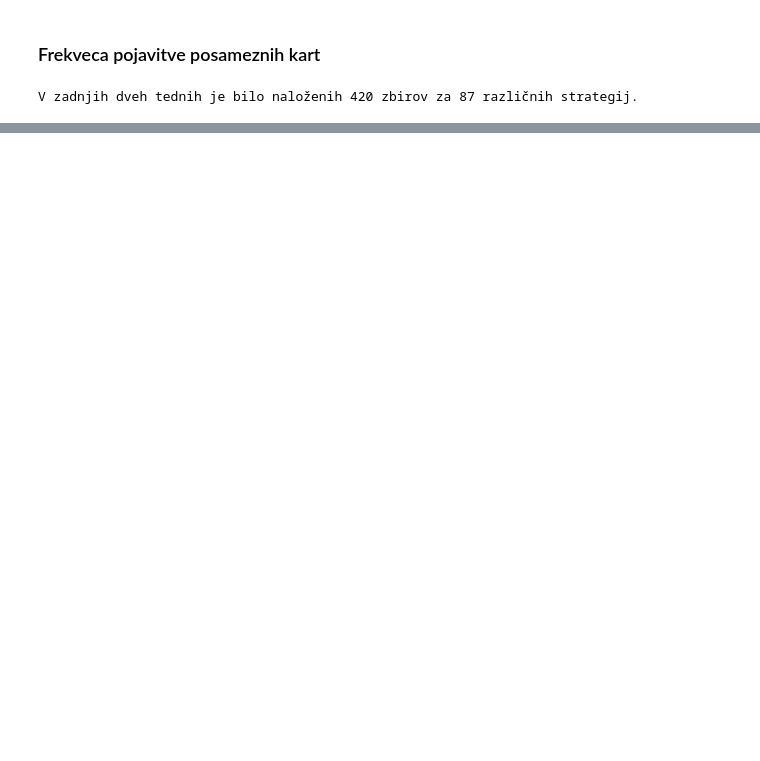
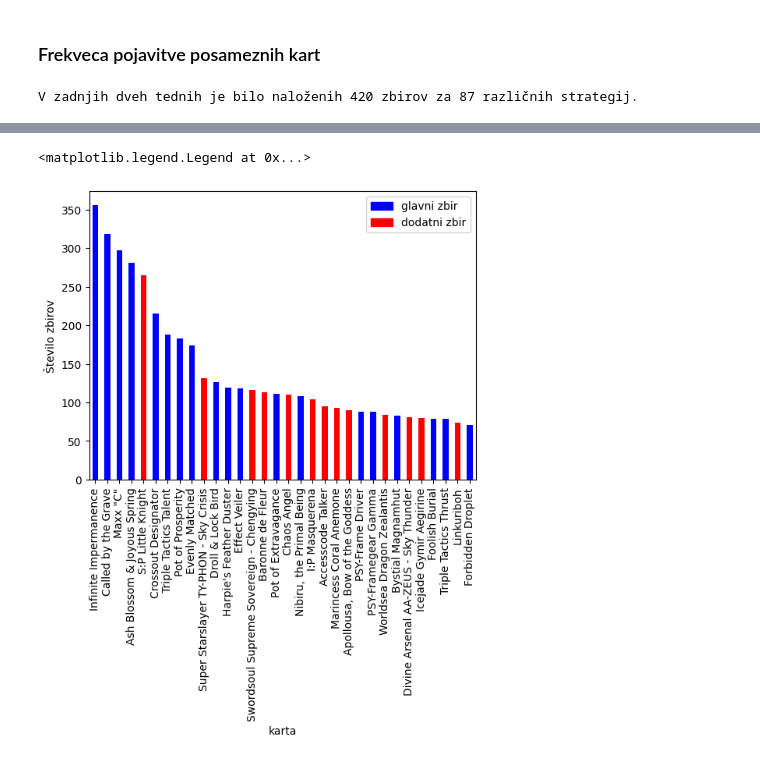
Before and after one commit to MatevzJausovec/Uvod-v-programiranje---Projektna-naloga, a Jupyter notebook: predstavitev.ipynb, the cells around one changed output, grey strips where cells are left out. Saved outputs shown, nothing was run; the diff lists cells and outputs as text; code cells hidden in the pictures; blank space fills up the shorter version.

```diff
--- a/predstavitev.ipynb
+++ b/predstavitev.ipynb
@@ -295,0 +233,18 @@ vse_karte.sort_values(by="število pojavitev", ascending=False).head(30).style.h
+# %%
+vse_karte4 = vse_karte[vse_karte["število zbirov"] > 70].sort_values(by="število zbirov", ascending=False).copy()
+vse_karte4 = vse_karte4.set_index(vse_karte4["karta"])
+
+colors = []
+for kje in vse_karte4["lokacija"]:
+    if kje == "main":
+        colors.append("blue")
+    elif kje == "extra":
+        colors.append("red")
+
+red_patch = mpatches.Patch(color='red', label='The red data')
+blue_patch = mpatches.Patch(color='blue', label='The red data')
+
+vse_karte4["število zbirov"].plot.bar(ylabel="Število zbirov", rot=90,color=colors).legend([blue_patch, red_patch],["glavni zbir", "dodatni zbir"])
+# %% [output]
+<matplotlib.legend.Legend at 0x...>
+[figure, added]
```
Also changed, not shown: parts of 50 cells of this notebook.
